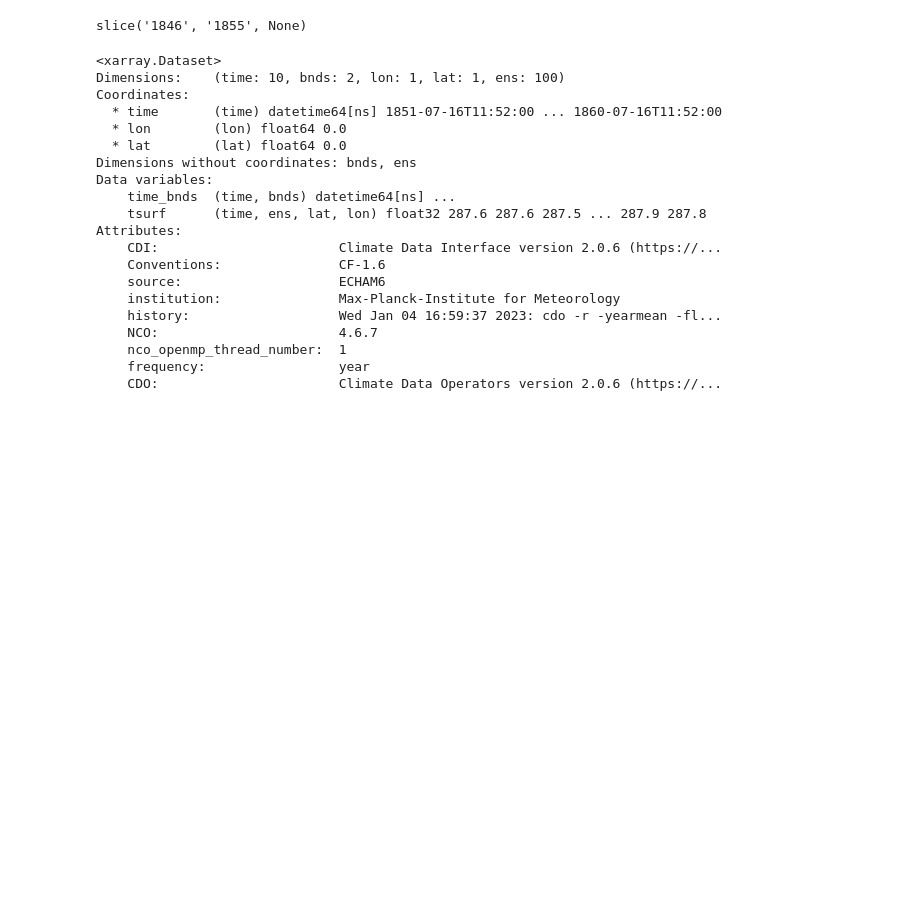
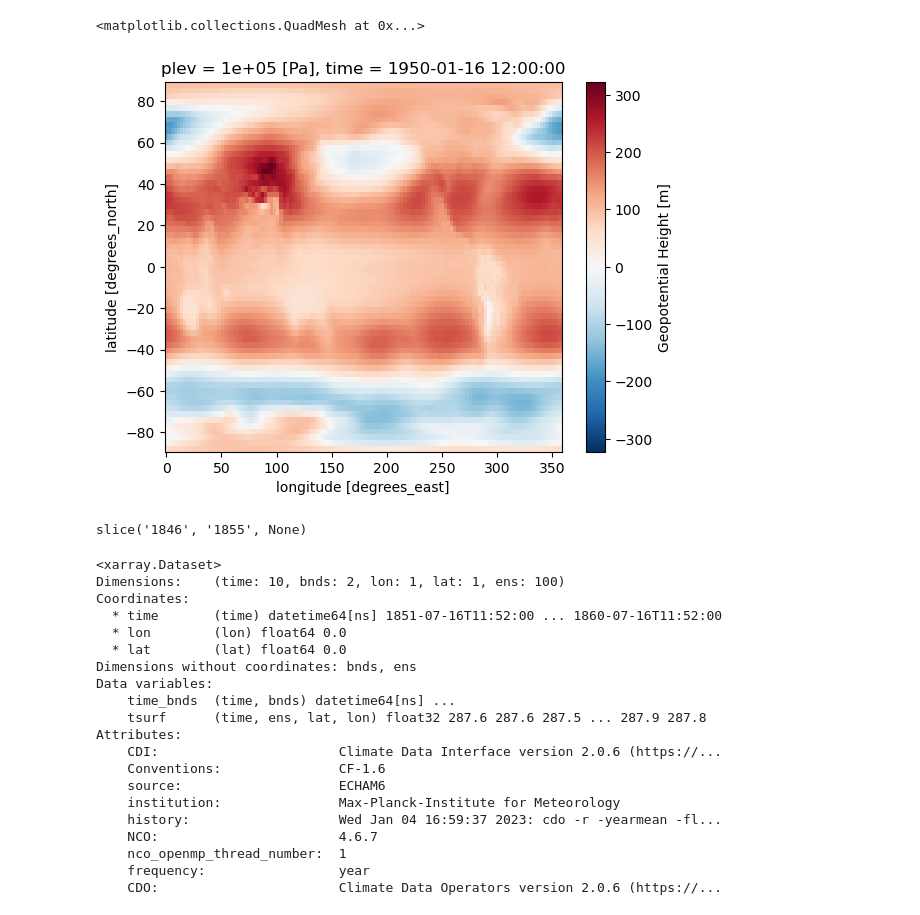
Before and after one commit to liuquan18/Tel_MMLE, a Jupyter notebook: script/temp_degree/time_of_the_temperature.ipynb, the cells around one changed output. Drawn from its saved outputs; the diff is of its cells as text; code cells hidden in the pictures; blank space fills up the shorter version.

```diff
--- a/script/temp_degree/time_of_the_temperature.ipynb
+++ b/script/temp_degree/time_of_the_temperature.ipynb
@@ -4,7 +4,12 @@ import numpy as np
 import pandas as pd
 from pandas.tseries.offsets import DateOffset
 # %%
-glmt = xr.open_dataset("/work/mh0033/m300883/3rdPanel/data/mean_global_temp/mtsurf_mpi_GE_onepct.nc")
+glmt = xr.open_dataset("/work/mh0033/m300883/Tel_MMLE/data/CanESM2/zg/zg_Amon_CanESM2_historical_rcp85_r1i1p1_195001-210012.nc")
+# %%
+glmt.zg.isel(time = 0, plev = 0).plot()
+# %% [output]
+<matplotlib.collections.QuadMesh at 0x...>
+[figure, added]
 # %%
 def return_year(xarr):
 
```
